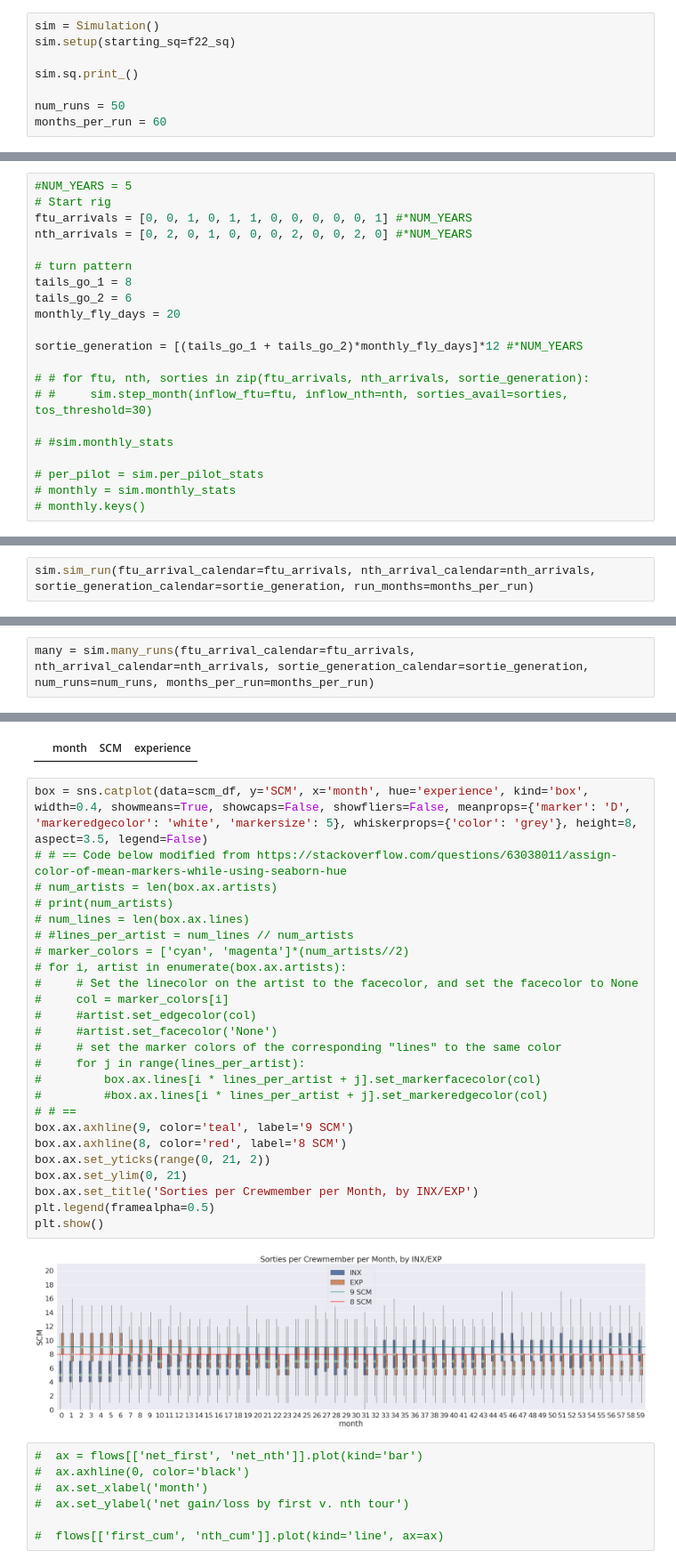
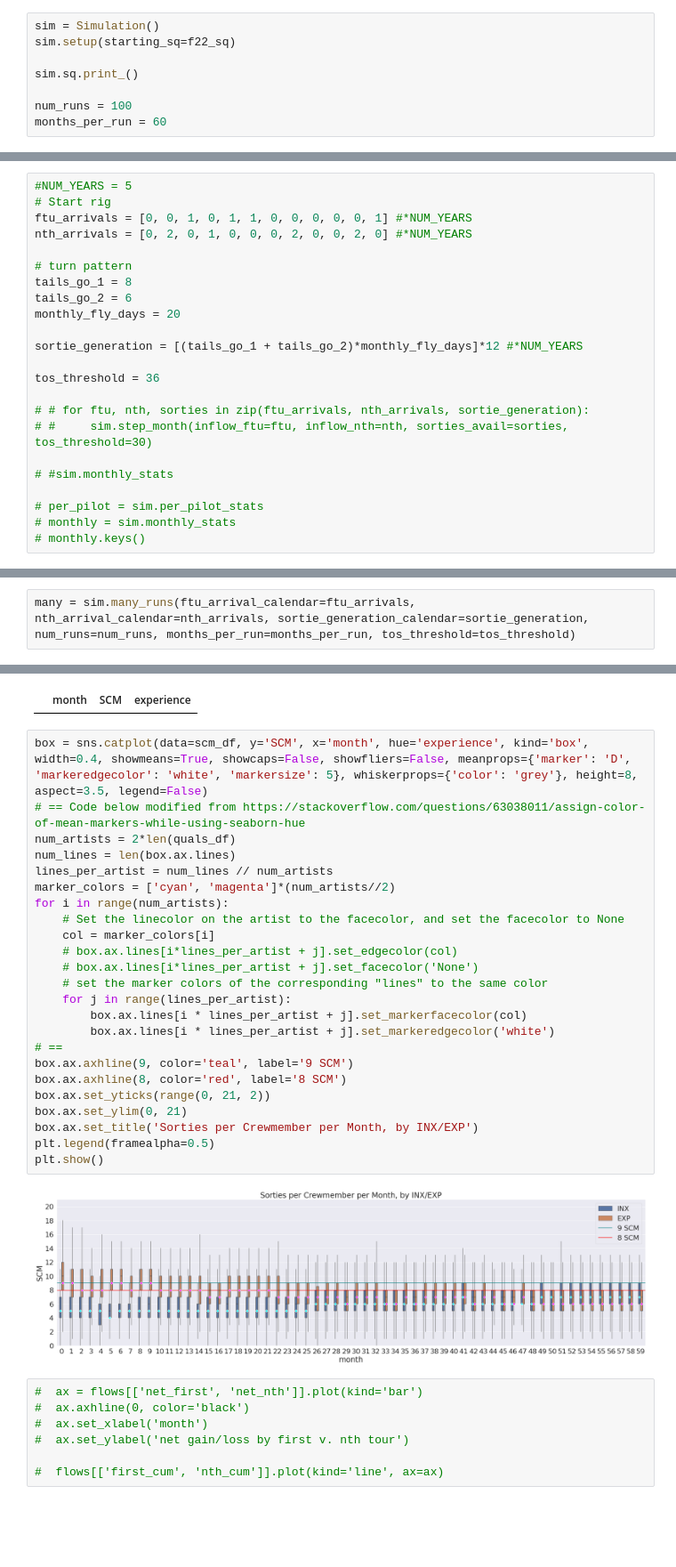
Before and after one commit to ialara/actf, a Jupyter notebook: f22_baseline.ipynb, the cells around one changed output, grey strips where cells are left out. Shown at 89% size. Cells and saved outputs as stored; diff of their text form; blank space fills up the shorter version.

```diff
--- a/f22_baseline.ipynb
+++ b/f22_baseline.ipynb
@@ -659,6 +670,6 @@ sim.setup(starting_sq=f22_sq)
 
 sim.sq.print_()
 
-num_runs = 50
+num_runs = 100
 months_per_run = 60
 # %% [output]
@@ -694,6 +705,8 @@ monthly_fly_days = 20
 
 sortie_generation = [(tails_go_1 + tails_go_2)*monthly_fly_days]*12 #*NUM_YEARS
 
+tos_threshold = 36
+
 # # for ftu, nth, sorties in zip(ftu_arrivals, nth_arrivals, sortie_generation):
 # #     sim.step_month(inflow_ftu=ftu, inflow_nth=nth, sorties_avail=sorties, tos_threshold=30)
 
@@ -705,5 +718,5 @@ sortie_generation = [(tails_go_1 + tails_go_2)*monthly_fly_days]*12 #*NUM_YEARS
 # %% [markdown]
 # Go!
 # %%
-sim.sim_run(ftu_arrival_calendar=ftu_arrivals, nth_arrival_calendar=nth_arrivals, sortie_generation_calendar=sortie_generation, run_months=months_per_run)
+many = sim.many_runs(ftu_arrival_calendar=ftu_arrivals, nth_arrival_calendar=nth_arrivals, sortie_generation_calendar=sortie_generation, num_runs=num_runs, months_per_run=months_per_run, tos_threshold=tos_threshold)
 # %% [output]
@@ -711,2 +734,0 @@ sim.sim_run(ftu_arrival_calendar=ftu_arrivals, nth_arrival_calendar=nth_arrivals
-# %%
-many = sim.many_runs(ftu_arrival_calendar=ftu_arrivals, nth_arrival_calendar=nth_arrivals, sortie_generation_calendar=sortie_generation, num_runs=num_runs, months_per_run=months_per_run)
@@ -828,31 +832,30 @@ scm_df[scm_df['SCM'] > 20]
 |  | month | SCM | experience |
 # %%
 box = sns.catplot(data=scm_df, y='SCM', x='month', hue='experience', kind='box', width=0.4, showmeans=True, showcaps=False, showfliers=False, meanprops={'marker': 'D', 'markeredgecolor': 'white', 'markersize': 5}, whiskerprops={'color': 'grey'}, height=8, aspect=3.5, legend=False)
-# # == Code below modified from https://stackoverflow.com/questions/63038011/assign-color-of-mean-markers-while-using-seaborn-hue
-# num_artists = len(box.ax.artists)
-# print(num_artists)
-# num_lines = len(box.ax.lines)
-# #lines_per_artist = num_lines // num_artists
-# marker_colors = ['cyan', 'magenta']*(num_artists//2)
-# for i, artist in enumerate(box.ax.artists):
-#     # Set the linecolor on the artist to the facecolor, and set the facecolor to None
-#     col = marker_colors[i]
-#     #artist.set_edgecolor(col)
-#     #artist.set_facecolor('None')
-#     # set the marker colors of the corresponding "lines" to the same color
-#     for j in range(lines_per_artist):
-#         box.ax.lines[i * lines_per_artist + j].set_markerfacecolor(col)
-#         #box.ax.lines[i * lines_per_artist + j].set_markeredgecolor(col)
-# # ==
+# == Code below modified from https://stackoverflow.com/questions/63038011/assign-color-of-mean-markers-while-using-seaborn-hue
+num_artists = 2*len(quals_df)
+num_lines = len(box.ax.lines)
+lines_per_artist = num_lines // num_artists
+marker_colors = ['cyan', 'magenta']*(num_artists//2)
+for i in range(num_artists):
+    # Set the linecolor on the artist to the facecolor, and set the facecolor to None
+    col = marker_colors[i]
+    # box.ax.lines[i*lines_per_artist + j].set_edgecolor(col)
+    # box.ax.lines[i*lines_per_artist + j].set_facecolor('None')
+    # set the marker colors of the corresponding "lines" to the same color
+    for j in range(lines_per_artist):
+        box.ax.lines[i * lines_per_artist + j].set_markerfacecolor(col)
+        box.ax.lines[i * lines_per_artist + j].set_markeredgecolor('white')
+# ==
 box.ax.axhline(9, color='teal', label='9 SCM')
 box.ax.axhline(8, color='red', label='8 SCM')
 box.ax.set_yticks(range(0, 21, 2))
 box.ax.set_ylim(0, 21)
 box.ax.set_title('Sorties per Crewmember per Month, by INX/EXP')
 plt.legend(framealpha=0.5)
 plt.show()
 # %% [output]
-[figure, old version]
+[figure, new version]
 # %%
 #  ax = flows[['net_first', 'net_nth']].plot(kind='bar')
 #  ax.axhline(0, color='black')
```
Also changed, not shown: parts of 15 cells of this notebook.
